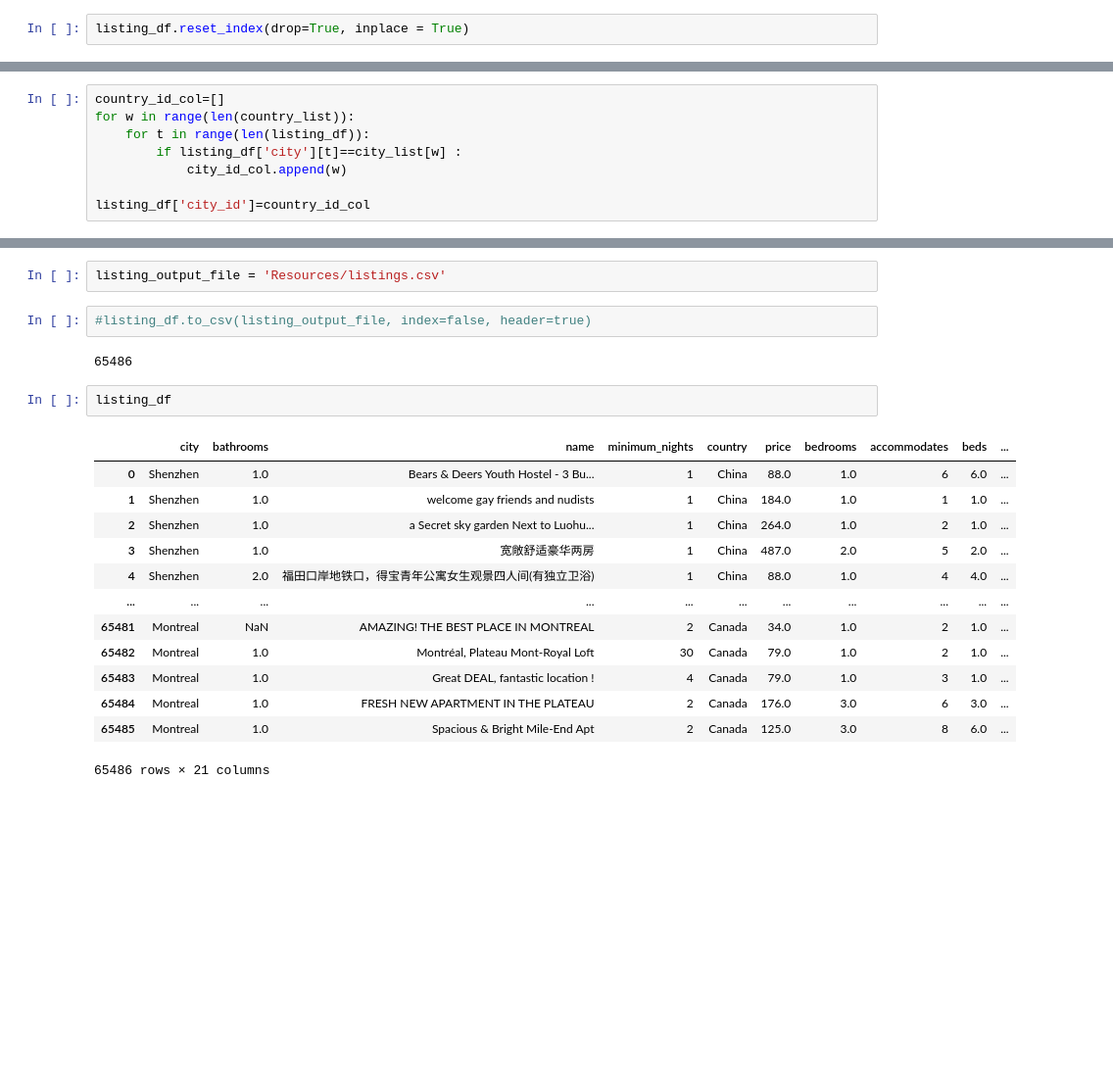
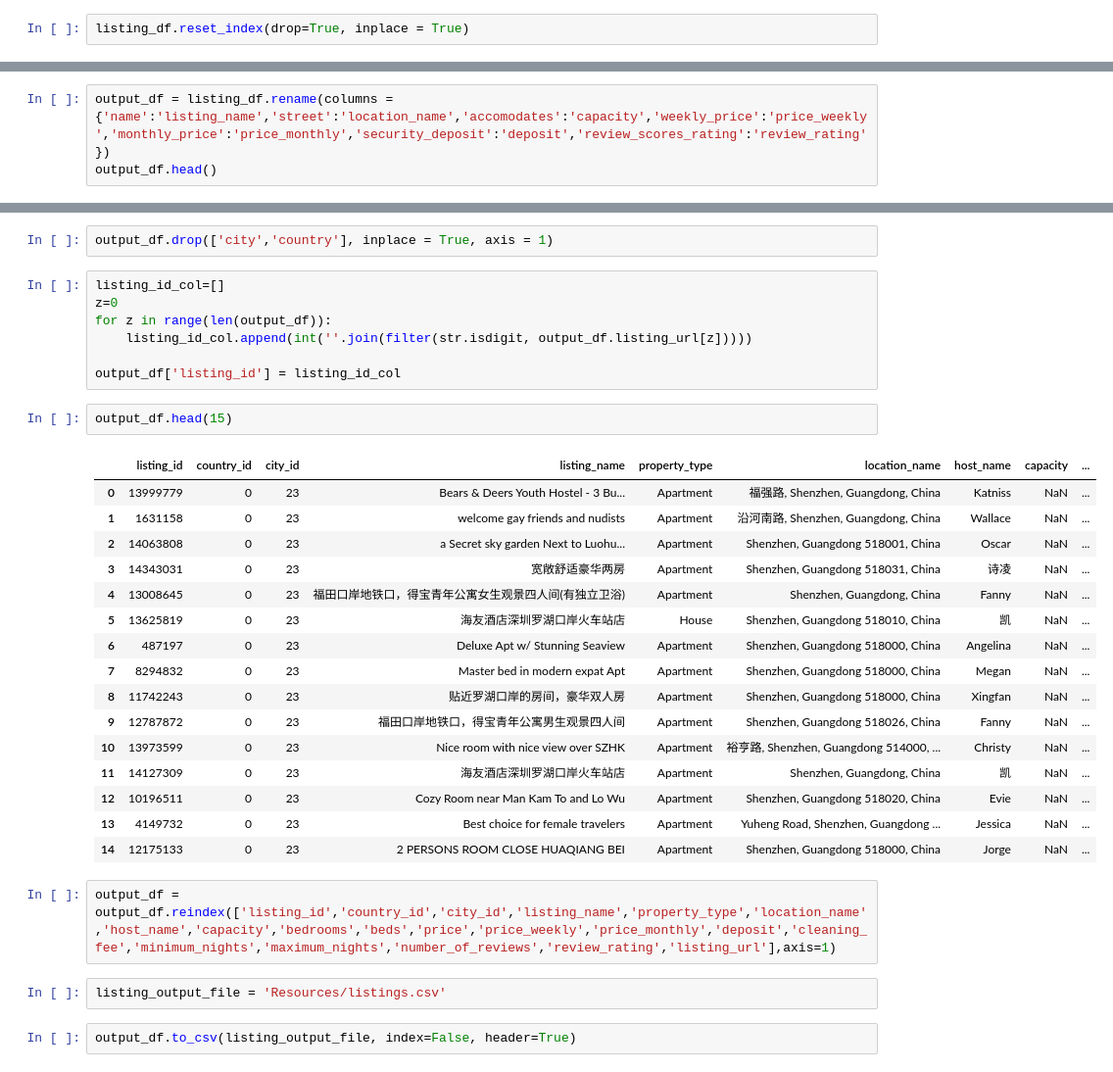
Before and after one commit to Travis-Molnoskey/ETL-Project, a Jupyter notebook: Data_Cleanup.ipynb, the cells around one changed output, grey strips where cells are left out. Shown: that part at 98% size. Saved outputs shown, nothing was run; the diff lists cells and outputs as text; blank space fills up the shorter version.

```diff
--- a/Data_Cleanup.ipynb
+++ b/Data_Cleanup.ipynb
@@ -111,8 +111,0 @@ array(['Shenzhen', 'Paris', 'London', 'Hong Kong', 'Madrid', 'Toronto',
-# %%
-country_id_col=[]
-for w in range(len(country_list)):
-    for t in range(len(listing_df)):
-        if listing_df['city'][t]==city_list[w] :
-            city_id_col.append(w)
-
-listing_df['city_id']=country_id_col
@@ -120,0 +112,3 @@ listing_df['city_id']=country_id_col
+# %%
+output_df = listing_df.rename(columns = {'name':'listing_name','street':'location_name','accomodates':'capacity','weekly_price':'price_weekly','monthly_price':'price_monthly','security_deposit':'deposit','review_scores_rating':'review_rating'})
+output_df.head()
@@ -121,22 +123,34 @@ listing_df['city_id']=country_id_col
+# %%
+output_df.drop(['city','country'], inplace = True, axis = 1)
+# %%
+listing_id_col=[]
+z=0
+for z in range(len(output_df)):
+    listing_id_col.append(int(''.join(filter(str.isdigit, output_df.listing_url[z]))))
+
+output_df['listing_id'] = listing_id_col
+# %%
+output_df.head(15)
+# %% [output]
+|  | listing_id | country_id | city_id | listing_name | property_type | location_name | host_name | capacity | ... |
+| 0 | 13999779 | 0 | 23 | Bears & Deers Youth Hostel - 3 Bu... | Apartment | 福强路, Shenzhen, Guangdong, China | Katniss | NaN | ... |
+| 1 | 1631158 | 0 | 23 | welcome gay friends and nudists | Apartment | 沿河南路, Shenzhen, Guangdong, China | Wallace | NaN | ... |
+| 2 | 14063808 | 0 | 23 | a Secret sky garden Next to Luohu... | Apartment | Shenzhen, Guangdong 518001, China | Oscar | NaN | ... |
+| 3 | 14343031 | 0 | 23 | 宽敞舒适豪华两房 | Apartment | Shenzhen, Guangdong 518031, China | 诗凌 | NaN | ... |
+| 4 | 13008645 | 0 | 23 | 福田口岸地铁口，得宝青年公寓女生观景四人间(有独立卫浴) | Apartment | Shenzhen, Guangdong, China | Fanny | NaN | ... |
+| 5 | 13625819 | 0 | 23 | 海友酒店深圳罗湖口岸火车站店 | House | Shenzhen, Guangdong 518010, China | 凯 | NaN | ... |
+| 6 | 487197 | 0 | 23 | Deluxe Apt w/ Stunning Seaview | Apartment | Shenzhen, Guangdong 518000, China | Angelina | NaN | ... |
+| 7 | 8294832 | 0 | 23 | Master bed in modern expat Apt | Apartment | Shenzhen, Guangdong 518000, China | Megan | NaN | ... |
+| 8 | 11742243 | 0 | 23 | 贴近罗湖口岸的房间，豪华双人房 | Apartment | Shenzhen, Guangdong 518000, China | Xingfan | NaN | ... |
+| 9 | 12787872 | 0 | 23 | 福田口岸地铁口，得宝青年公寓男生观景四人间 | Apartment | Shenzhen, Guangdong 518026, China | Fanny | NaN | ... |
+| 10 | 13973599 | 0 | 23 | Nice room with nice view over SZHK | Apartment | 裕亨路, Shenzhen, Guangdong 514000, ... | Christy | NaN | ... |
+| 11 | 14127309 | 0 | 23 | 海友酒店深圳罗湖口岸火车站店 | Apartment | Shenzhen, Guangdong, China | 凯 | NaN | ... |
+| 12 | 10196511 | 0 | 23 | Cozy Room near Man Kam To and Lo Wu | Apartment | Shenzhen, Guangdong 518020, China | Evie | NaN | ... |
+| 13 | 4149732 | 0 | 23 | Best choice for female travelers | Apartment | Yuheng Road, Shenzhen, Guangdong ... | Jessica | NaN | ... |
+| 14 | 12175133 | 0 | 23 | 2 PERSONS ROOM CLOSE HUAQIANG BEI | Apartment | Shenzhen, Guangdong 518000, China | Jorge | NaN | ... |
+# %%
+output_df = output_df.reindex(['listing_id','country_id','city_id','listing_name','property_type','location_name','host_name','capacity','bedrooms','beds','price','price_weekly','price_monthly','deposit','cleaning_fee','minimum_nights','maximum_nights','number_of_reviews','review_rating','listing_url'],axis=1)
 # %%
 listing_output_file = 'Resources/listings.csv'
 # %%
-#listing_df.to_csv(listing_output_file, index=false, header=true)
+output_df.to_csv(listing_output_file, index=False, header=True)
-# %% [output]
-65486
-# %%
-listing_df
-# %% [output]
-|  | city | bathrooms | name | minimum_nights | country | price | bedrooms | accommodates | beds | ... |
-| 0 | Shenzhen | 1.0 | Bears & Deers Youth Hostel - 3 Bu... | 1 | China | 88.0 | 1.0 | 6 | 6.0 | ... |
-| 1 | Shenzhen | 1.0 | welcome gay friends and nudists | 1 | China | 184.0 | 1.0 | 1 | 1.0 | ... |
-| 2 | Shenzhen | 1.0 | a Secret sky garden Next to Luohu... | 1 | China | 264.0 | 1.0 | 2 | 1.0 | ... |
-| 3 | Shenzhen | 1.0 | 宽敞舒适豪华两房 | 1 | China | 487.0 | 2.0 | 5 | 2.0 | ... |
-| 4 | Shenzhen | 2.0 | 福田口岸地铁口，得宝青年公寓女生观景四人间(有独立卫浴) | 1 | China | 88.0 | 1.0 | 4 | 4.0 | ... |
-| ... | ... | ... | ... | ... | ... | ... | ... | ... | ... | ... |
-| 65481 | Montreal | NaN | AMAZING! THE BEST PLACE IN MONTREAL | 2 | Canada | 34.0 | 1.0 | 2 | 1.0 | ... |
-| 65482 | Montreal | 1.0 | Montréal, Plateau Mont-Royal Loft | 30 | Canada | 79.0 | 1.0 | 2 | 1.0 | ... |
-| 65483 | Montreal | 1.0 | Great DEAL, fantastic location ! | 4 | Canada | 79.0 | 1.0 | 3 | 1.0 | ... |
-| 65484 | Montreal | 1.0 | FRESH NEW APARTMENT IN THE PLATEAU | 2 | Canada | 176.0 | 3.0 | 6 | 3.0 | ... |
-| 65485 | Montreal | 1.0 | Spacious & Bright Mile-End Apt | 2 | Canada | 125.0 | 3.0 | 8 | 6.0 | ... |
-65486 rows × 21 columns
```
Also changed, not shown: parts of 36 cells of this notebook, 5 other files.
